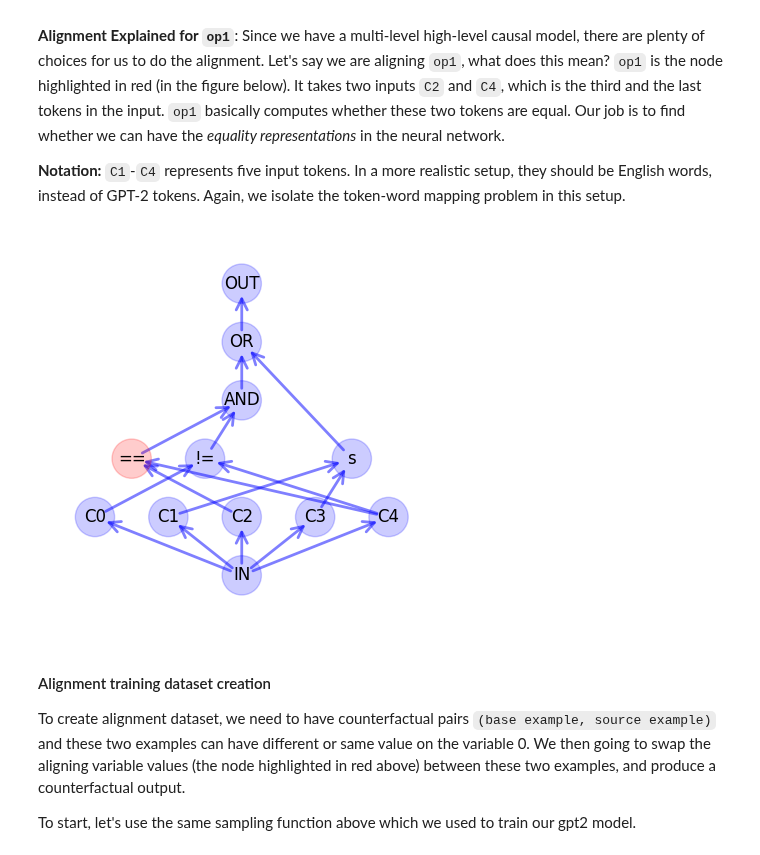
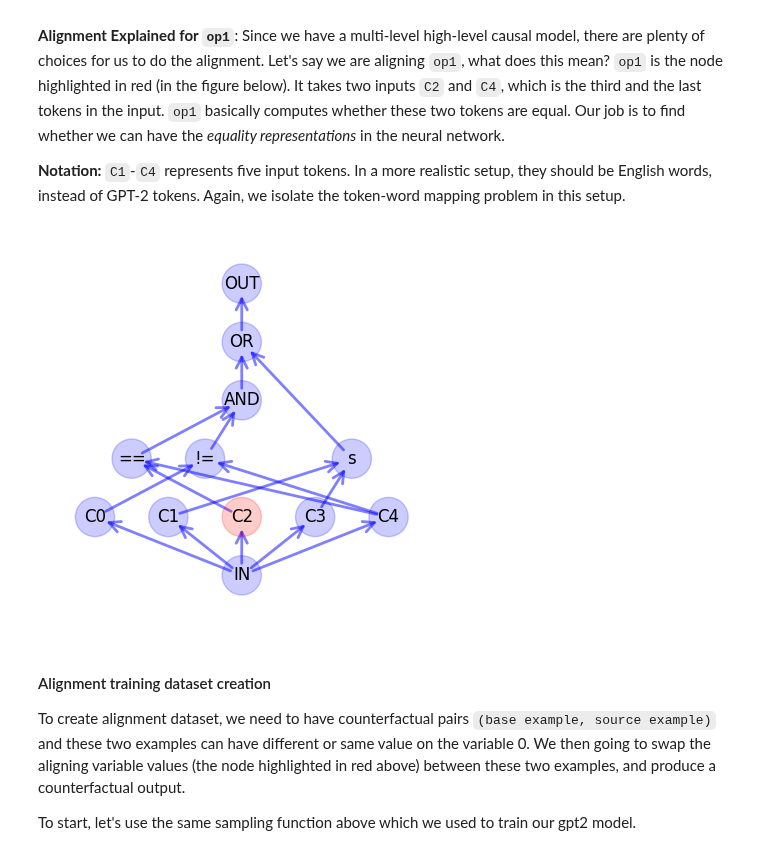
Before and after one commit to stanfordnlp/pyvene, a Jupyter notebook: examples/logic_game/tutorial.ipynb, the cells around one changed output. Drawn from its saved outputs; the diff is of its cells as text; code cells hidden in the pictures.

```diff
--- a/examples/logic_game/tutorial.ipynb
+++ b/examples/logic_game/tutorial.ipynb
@@ -181,9 +191,9 @@ Now that we have a good model that solves this task, we can then analyze whether
 **Notation:** `C1`-`C4` represents five input tokens. In a more realistic setup, they should be English words, instead of GPT-2 tokens. Again, we isolate the token-word mapping problem in this setup.
 # %%
 # you can also visualize your program with the node you are intervening on in red.
-visualize_program(program[1], intervene_on=5)
+visualize_program(program[1], intervene_on=2)
 # %% [output]
-[figure, old version]
+[figure, new version]
 # %% [markdown]
 #### Alignment training dataset creation
 
```
Also changed, not shown: parts of 48 cells of this notebook, 20 other files.
